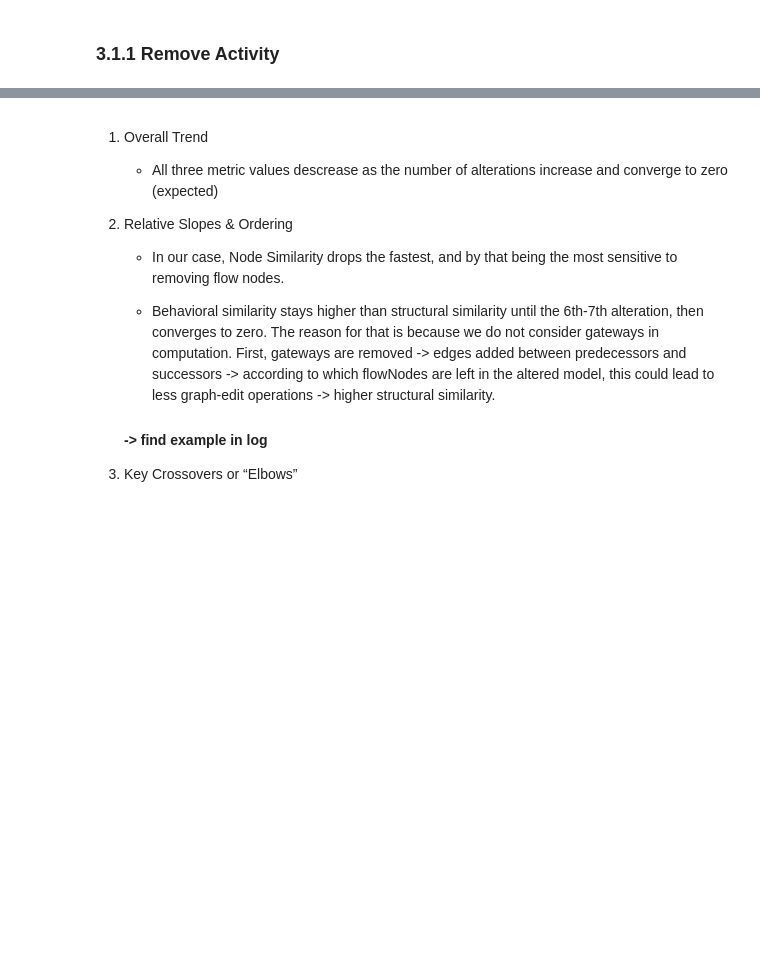
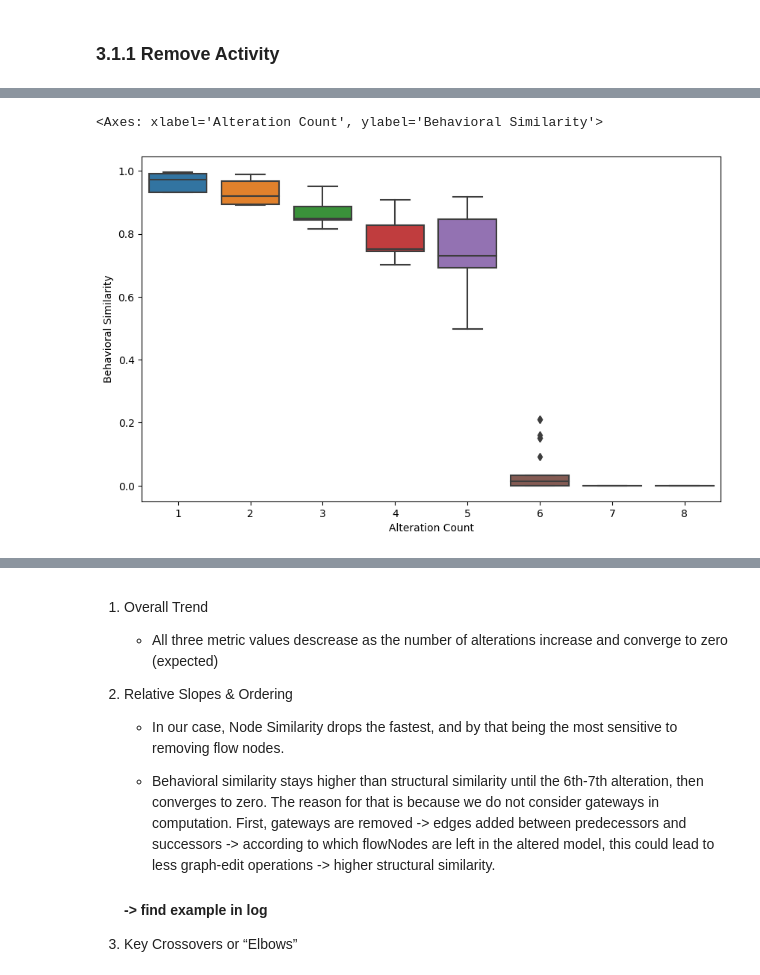
Before and after one commit to jilosius/Quality-metrics-for-process-models, a Jupyter notebook: metric_profiles.ipynb, the cells around one changed output, grey strips where cells are left out. Drawn from its saved outputs; the diff is of its cells as text; code cells hidden in the pictures; blank space fills up the shorter version.

```diff
--- a/metric_profiles.ipynb
+++ b/metric_profiles.ipynb
@@ -113,0 +114,6 @@ Text(0.5, 1.0, 'Similarity Metrics vs Alteration Count (Remove Activity)')
+# %%
+plt.figure(figsize=(10,6))
+sns.boxplot(data=df_remove_activity, x="Alteration Count", y="Behavioral Similarity")
+# %% [output]
+<Axes: xlabel='Alteration Count', ylabel='Behavioral Similarity'>
+[figure, added]
```
Also changed, not shown: parts of 10 cells of this notebook, 22 other files.
